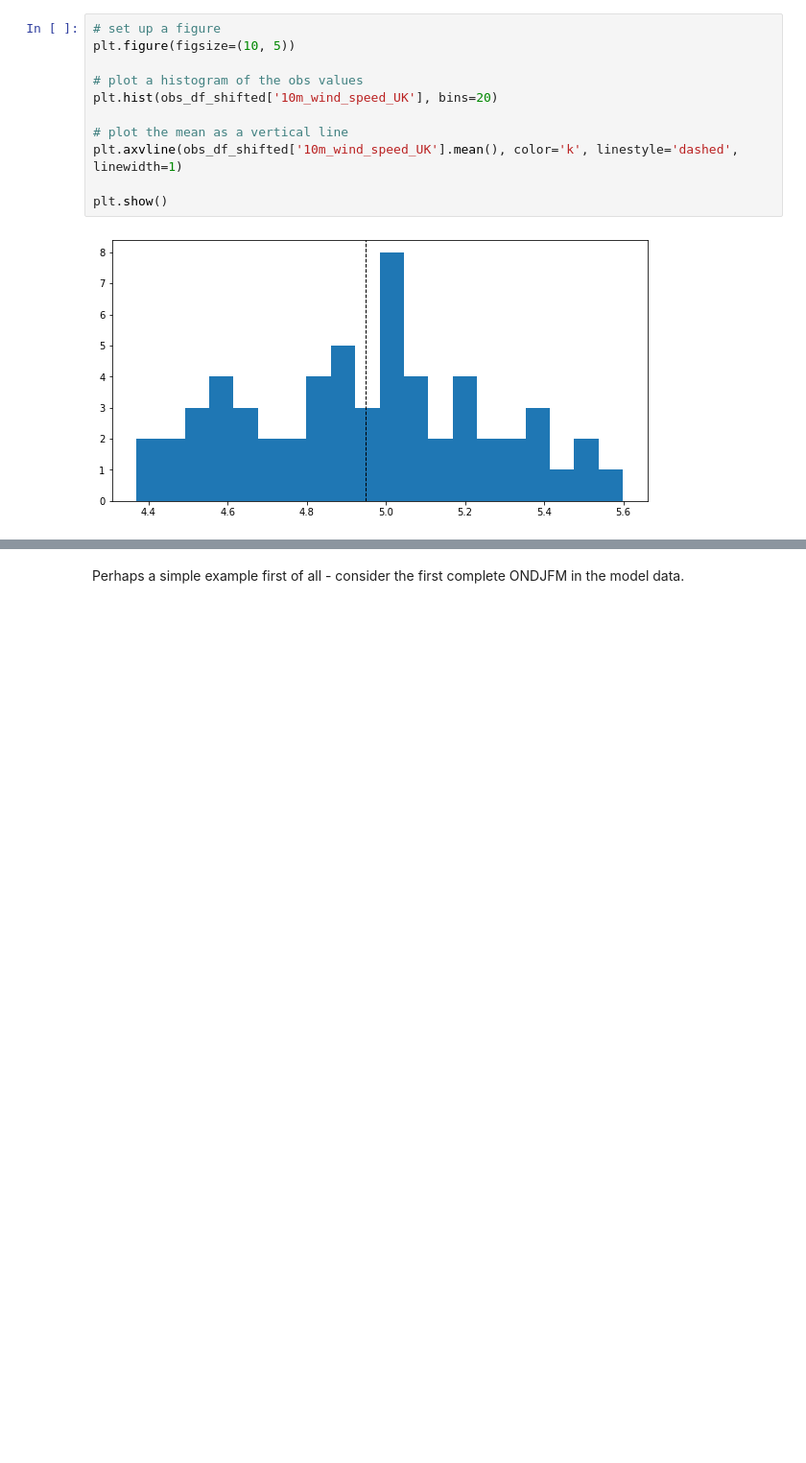
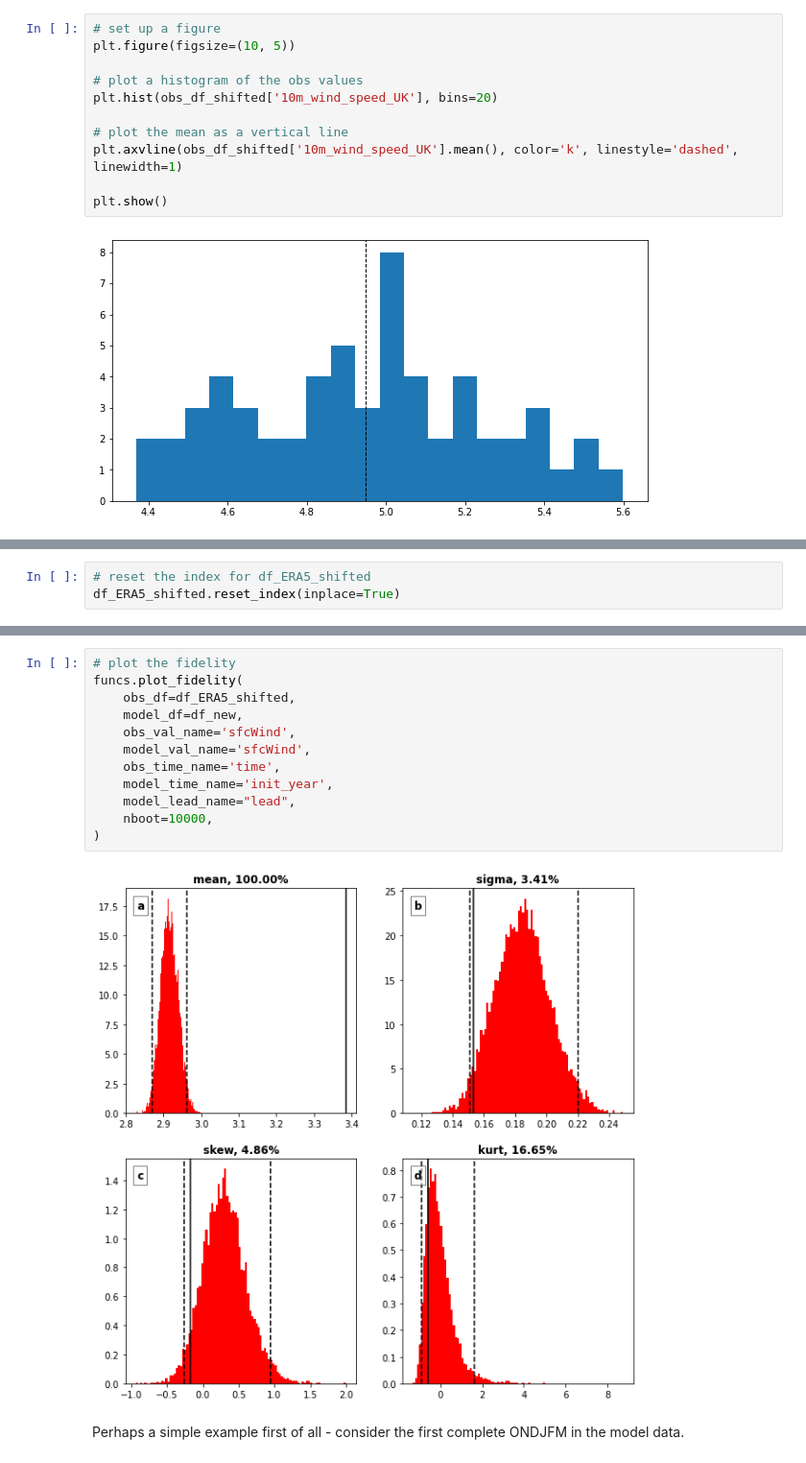
Before and after one commit to benhutchmet/unseen_multi_year, a Jupyter notebook: multi_year_unseen.ipynb, the cells around one changed output, grey strips where cells are left out. Shown at 96% size. Drawn from its saved outputs; the diff is of its cells as text; blank space fills up the shorter version.

```diff
--- a/multi_year_unseen.ipynb
+++ b/multi_year_unseen.ipynb
@@ -724,0 +815,3 @@ obs_df_shifted.head()
+# %%
+# reset the index for df_ERA5_shifted
+df_ERA5_shifted.reset_index(inplace=True)
@@ -725,3 +827,17 @@ obs_df_shifted.head()
+# %%
+# plot the fidelity
+funcs.plot_fidelity(
+    obs_df=df_ERA5_shifted,
+    model_df=df_new,
+    obs_val_name='sfcWind',
+    model_val_name='sfcWind',
+    obs_time_name='time',
+    model_time_name='init_year',
+    model_lead_name="lead",
+    nboot=10000,
+)
+# %% [output]
+[figure, added]
 # %% [markdown]
 Perhaps a simple example first of all - consider the first complete ONDJFM in the model data.
 # %%
```
Also changed, not shown: parts of 21 cells of this notebook.
